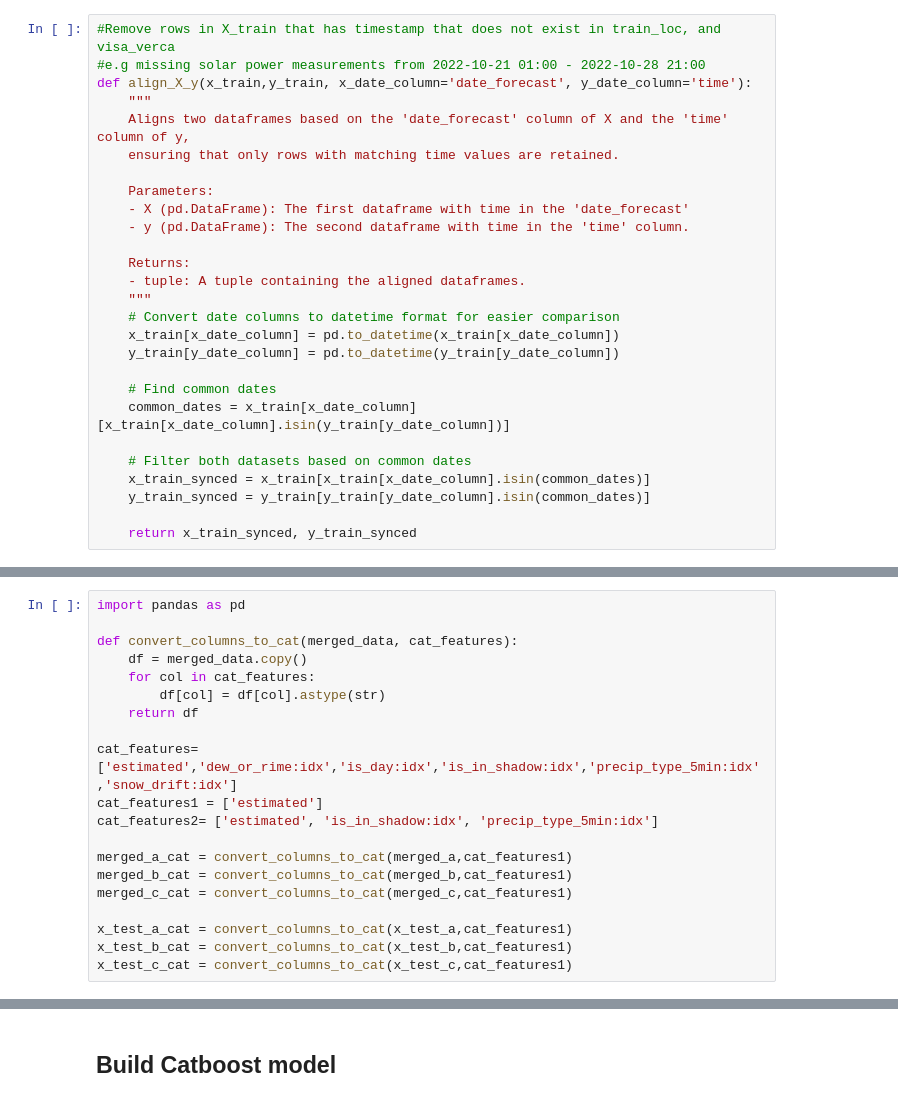
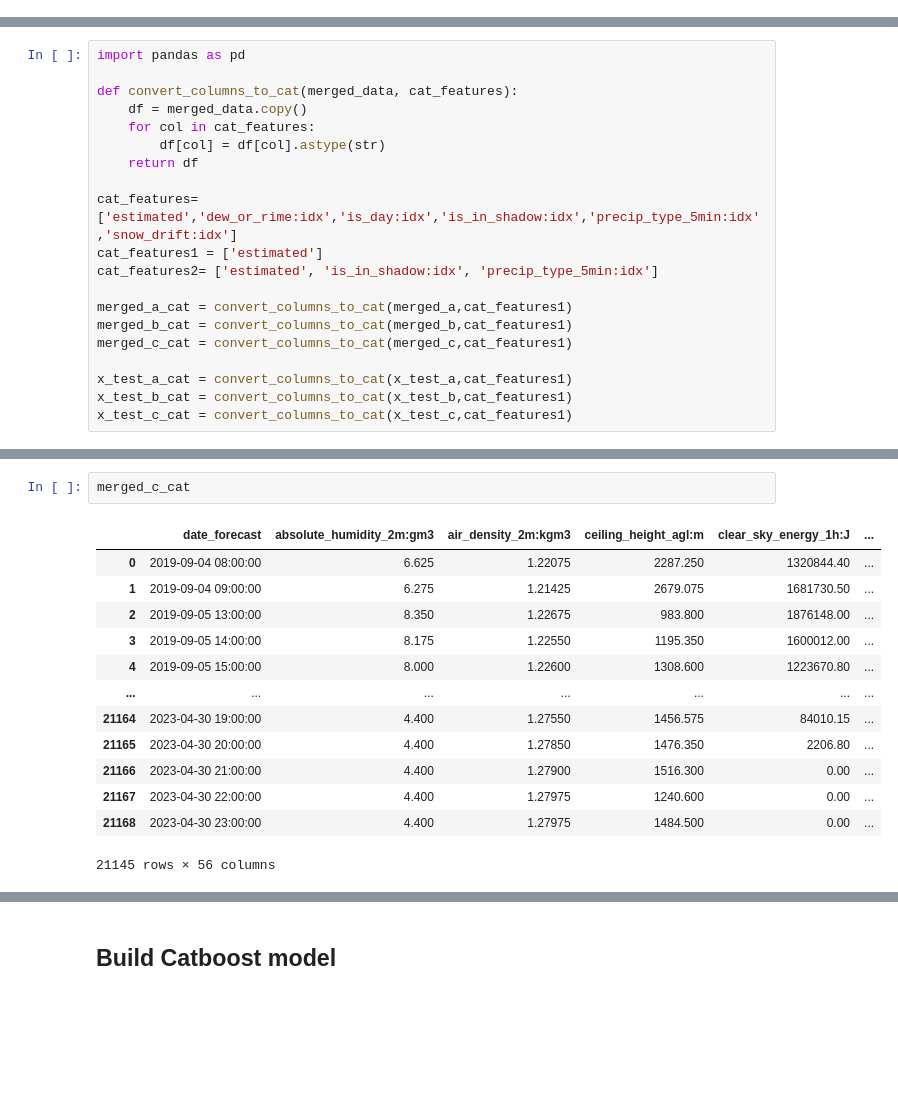
Before and after one commit to henningolweus/MLprosjekt, a Jupyter notebook: data/Catboost.ipynb, the cells around one changed output, grey strips where cells are left out. Saved outputs shown, nothing was run; the diff lists cells and outputs as text; blank space fills up the shorter version.

```diff
--- a/data/Catboost.ipynb
+++ b/data/Catboost.ipynb
@@ -33,33 +33,6 @@ train_c['time'] = pd.to_datetime(train_c['time'])
 x_test_a = x_test_a.drop(columns = ['date_forecast'])
 x_test_b = x_test_b.drop(columns = ['date_forecast'])
 x_test_c = x_test_c.drop(columns = ['date_forecast'])
-# %%
-#Remove rows in X_train that has timestamp that does not exist in train_loc, and visa_verca
-#e.g missing solar power measurements from 2022-10-21 01:00 - 2022-10-28 21:00
-def align_X_y(x_train,y_train, x_date_column='date_forecast', y_date_column='time'):
-    """
-    Aligns two dataframes based on the 'date_forecast' column of X and the 'time' column of y,
-    ensuring that only rows with matching time values are retained.
-
-    Parameters:
-    - X (pd.DataFrame): The first dataframe with time in the 'date_forecast'
-    - y (pd.DataFrame): The second dataframe with time in the 'time' column.
-
-    Returns:
-    - tuple: A tuple containing the aligned dataframes.
-    """
-    # Convert date columns to datetime format for easier comparison
-    x_train[x_date_column] = pd.to_datetime(x_train[x_date_column])
-    y_train[y_date_column] = pd.to_datetime(y_train[y_date_column])
-
-    # Find common dates
-    common_dates = x_train[x_date_column][x_train[x_date_column].isin(y_train[y_date_column])]
-
-    # Filter both datasets based on common dates
-    x_train_synced = x_train[x_train[x_date_column].isin(common_dates)]
-    y_train_synced = y_train[y_train[y_date_column].isin(common_dates)]
-
-    return x_train_synced, y_train_synced
 # %% [markdown]
 # Analysis of Target variable  - Looking at PV_measurement
 1. Handle constant measurments over longer periods of time. Likely caused by sensor malfunction, data logging issues, or other external factors.
@@ -619,0 +609,16 @@ x_test_c_cat = convert_columns_to_cat(x_test_c,cat_features1)
+# %%
+merged_c_cat
+# %% [output]
+|  | date_forecast | absolute_humidity_2m:gm3 | air_density_2m:kgm3 | ceiling_height_agl:m | clear_sky_energy_1h:J | ... |
+| 0 | 2019-09-04 08:00:00 | 6.625 | 1.22075 | 2287.250 | 1320844.40 | ... |
+| 1 | 2019-09-04 09:00:00 | 6.275 | 1.21425 | 2679.075 | 1681730.50 | ... |
+| 2 | 2019-09-05 13:00:00 | 8.350 | 1.22675 | 983.800 | 1876148.00 | ... |
+| 3 | 2019-09-05 14:00:00 | 8.175 | 1.22550 | 1195.350 | 1600012.00 | ... |
+| 4 | 2019-09-05 15:00:00 | 8.000 | 1.22600 | 1308.600 | 1223670.80 | ... |
+| ... | ... | ... | ... | ... | ... | ... |
+| 21164 | 2023-04-30 19:00:00 | 4.400 | 1.27550 | 1456.575 | 84010.15 | ... |
+| 21165 | 2023-04-30 20:00:00 | 4.400 | 1.27850 | 1476.350 | 2206.80 | ... |
+| 21166 | 2023-04-30 21:00:00 | 4.400 | 1.27900 | 1516.300 | 0.00 | ... |
+| 21167 | 2023-04-30 22:00:00 | 4.400 | 1.27975 | 1240.600 | 0.00 | ... |
+| 21168 | 2023-04-30 23:00:00 | 4.400 | 1.27975 | 1484.500 | 0.00 | ... |
+21145 rows × 56 columns
```
Also changed, not shown: parts of 3 cells of this notebook.
